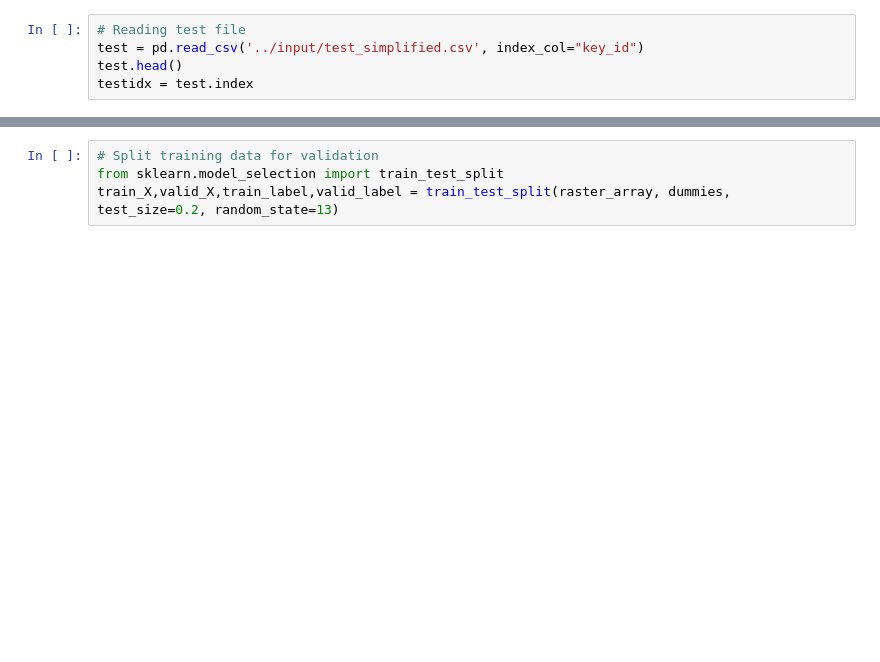
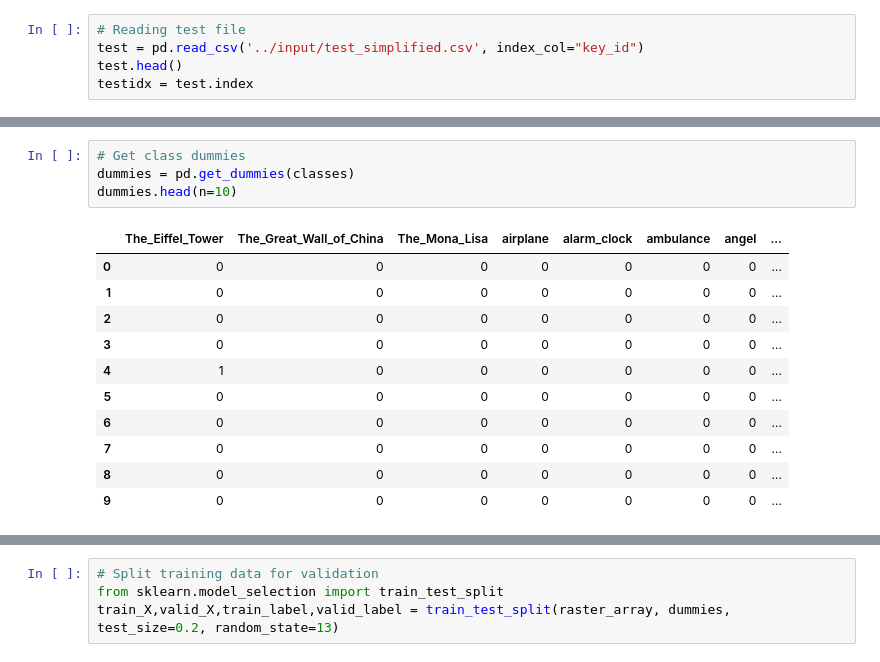
Before and after one commit to FelSiq/quickdraw-competition, a Jupyter notebook: kernel.ipynb, the cells around one changed output, grey strips where cells are left out. Saved outputs shown, nothing was run; the diff lists cells and outputs as text; blank space fills up the shorter version.

```diff
--- a/kernel.ipynb
+++ b/kernel.ipynb
@@ -134,3 +108,19 @@ dummies
+# %%
+# Get class dummies
+dummies = pd.get_dummies(classes)
+dummies.head(n=10)
+# %% [output]
+|  | The_Eiffel_Tower | The_Great_Wall_of_China | The_Mona_Lisa | airplane | alarm_clock | ambulance | angel | ... |
+| 0 | 0 | 0 | 0 | 0 | 0 | 0 | 0 | ... |
+| 1 | 0 | 0 | 0 | 0 | 0 | 0 | 0 | ... |
+| 2 | 0 | 0 | 0 | 0 | 0 | 0 | 0 | ... |
+| 3 | 0 | 0 | 0 | 0 | 0 | 0 | 0 | ... |
+| 4 | 1 | 0 | 0 | 0 | 0 | 0 | 0 | ... |
+| 5 | 0 | 0 | 0 | 0 | 0 | 0 | 0 | ... |
+| 6 | 0 | 0 | 0 | 0 | 0 | 0 | 0 | ... |
+| 7 | 0 | 0 | 0 | 0 | 0 | 0 | 0 | ... |
+| 8 | 0 | 0 | 0 | 0 | 0 | 0 | 0 | ... |
+| 9 | 0 | 0 | 0 | 0 | 0 | 0 | 0 | ... |
 # %%
 # Print rasterized images
 plt.figure(figsize=(16, 16))
```
Also changed, not shown: parts of 26 cells of this notebook.
